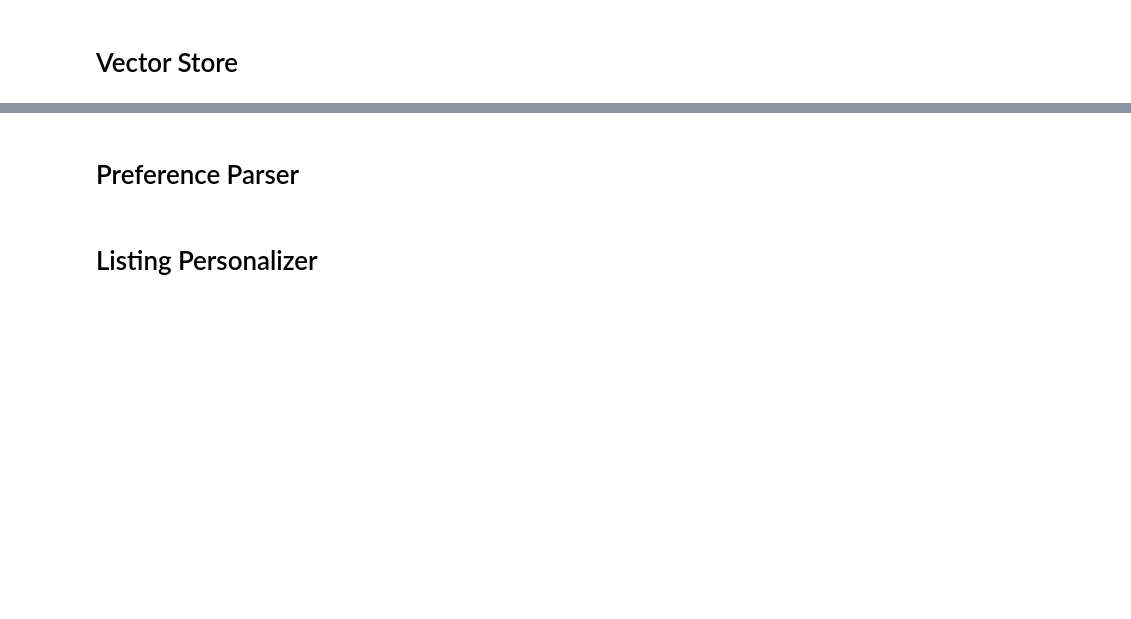
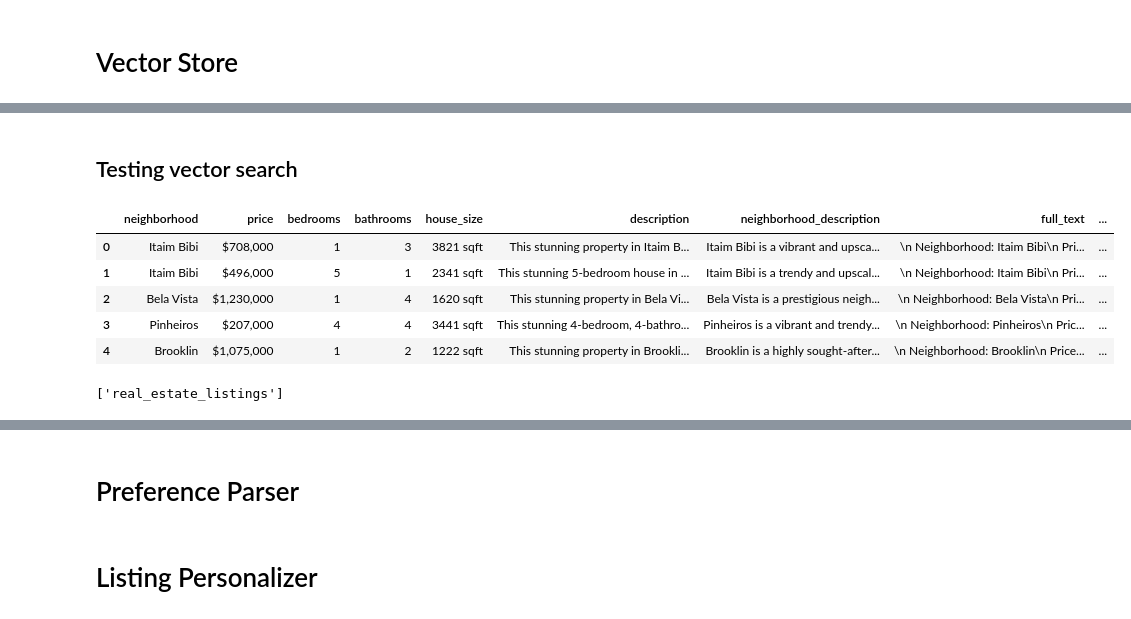
Before and after one commit to GabrielSGoncalves/udacity_generative_ai_nanodegree, a Jupyter notebook: project4_langchain_agents/project4_Langchain_Realstate_agent.ipynb, the cells around one changed output, grey strips where cells are left out. Saved outputs shown, nothing was run; the diff lists cells and outputs as text; code cells hidden in the pictures; blank space fills up the shorter version.

Commit message:
Update project 4 with vector db validated logic

```diff
--- a/project4_langchain_agents/project4_Langchain_Realstate_agent.ipynb
+++ b/project4_langchain_agents/project4_Langchain_Realstate_agent.ipynb
@@ -151,6 +174,6 @@ def generate_listings(num_listings=NUM_LISTINGS_TO_GENERATE):
 # %% [markdown]
 ## Generating listings
 # %%
-listings = generate_listings(50)
+listings = generate_listings(10)
 # %%
 listings[0]
@@ -269,0 +269,15 @@ results
+# %% [markdown]
+## Testing vector search
+# %%
+table.head().to_pandas()
+# %% [output]
+|  | neighborhood | price | bedrooms | bathrooms | house_size | description | neighborhood_description | full_text | ... |
+| 0 | Itaim Bibi | $708,000 | 1 | 3 | 3821 sqft | This stunning property in Itaim B... | Itaim Bibi is a vibrant and upsca... | \n Neighborhood: Itaim Bibi\n Pri... | ... |
+| 1 | Itaim Bibi | $496,000 | 5 | 1 | 2341 sqft | This stunning 5-bedroom house in ... | Itaim Bibi is a trendy and upscal... | \n Neighborhood: Itaim Bibi\n Pri... | ... |
+| 2 | Bela Vista | $1,230,000 | 1 | 4 | 1620 sqft | This stunning property in Bela Vi... | Bela Vista is a prestigious neigh... | \n Neighborhood: Bela Vista\n Pri... | ... |
+| 3 | Pinheiros | $207,000 | 4 | 4 | 3441 sqft | This stunning 4-bedroom, 4-bathro... | Pinheiros is a vibrant and trendy... | \n Neighborhood: Pinheiros\n Pric... | ... |
+| 4 | Brooklin | $1,075,000 | 1 | 2 | 1222 sqft | This stunning property in Brookli... | Brooklin is a highly sought-after... | \n Neighborhood: Brooklin\n Price... | ... |
+# %%
+print(db.table_names())
+# %% [output]
+['real_estate_listings']
```
Also changed, not shown: parts of 19 cells of this notebook.
